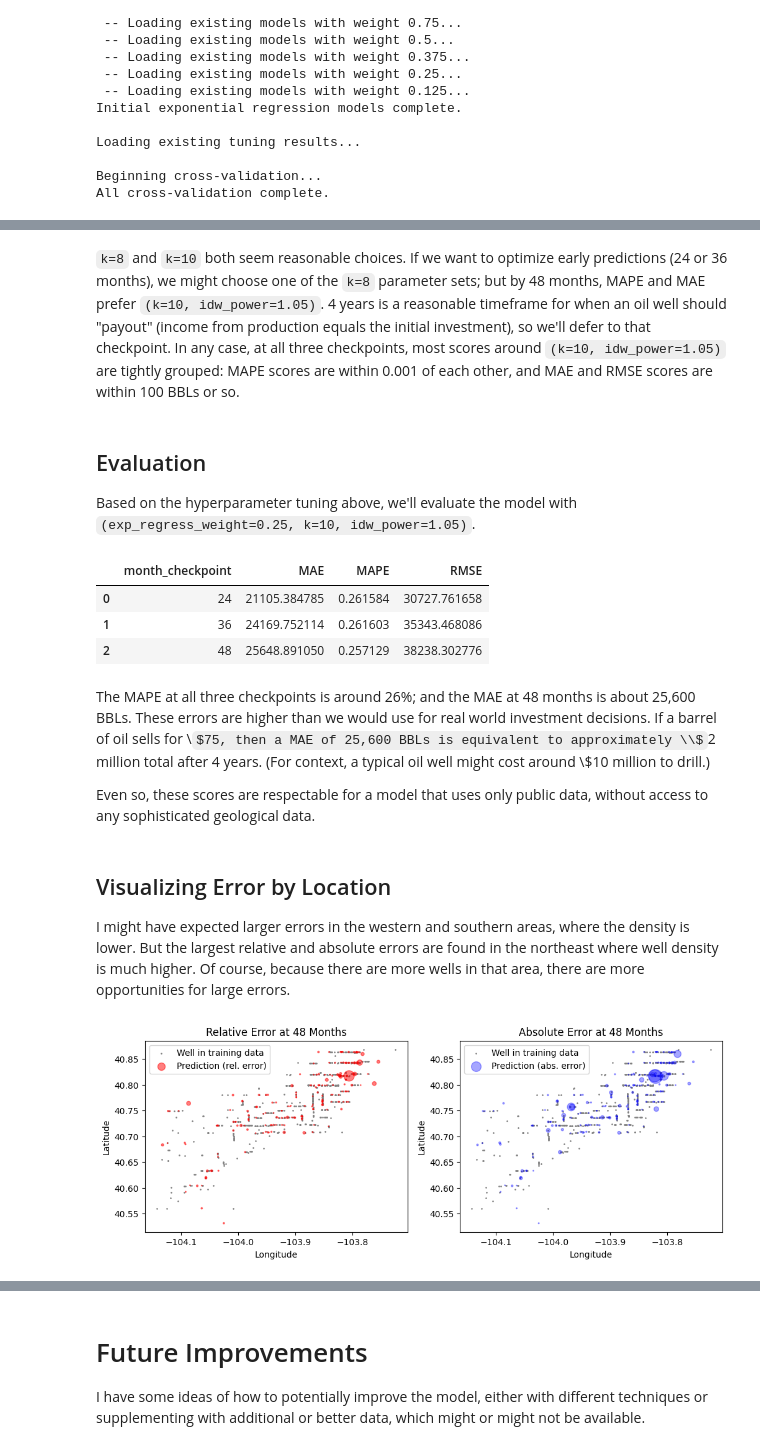
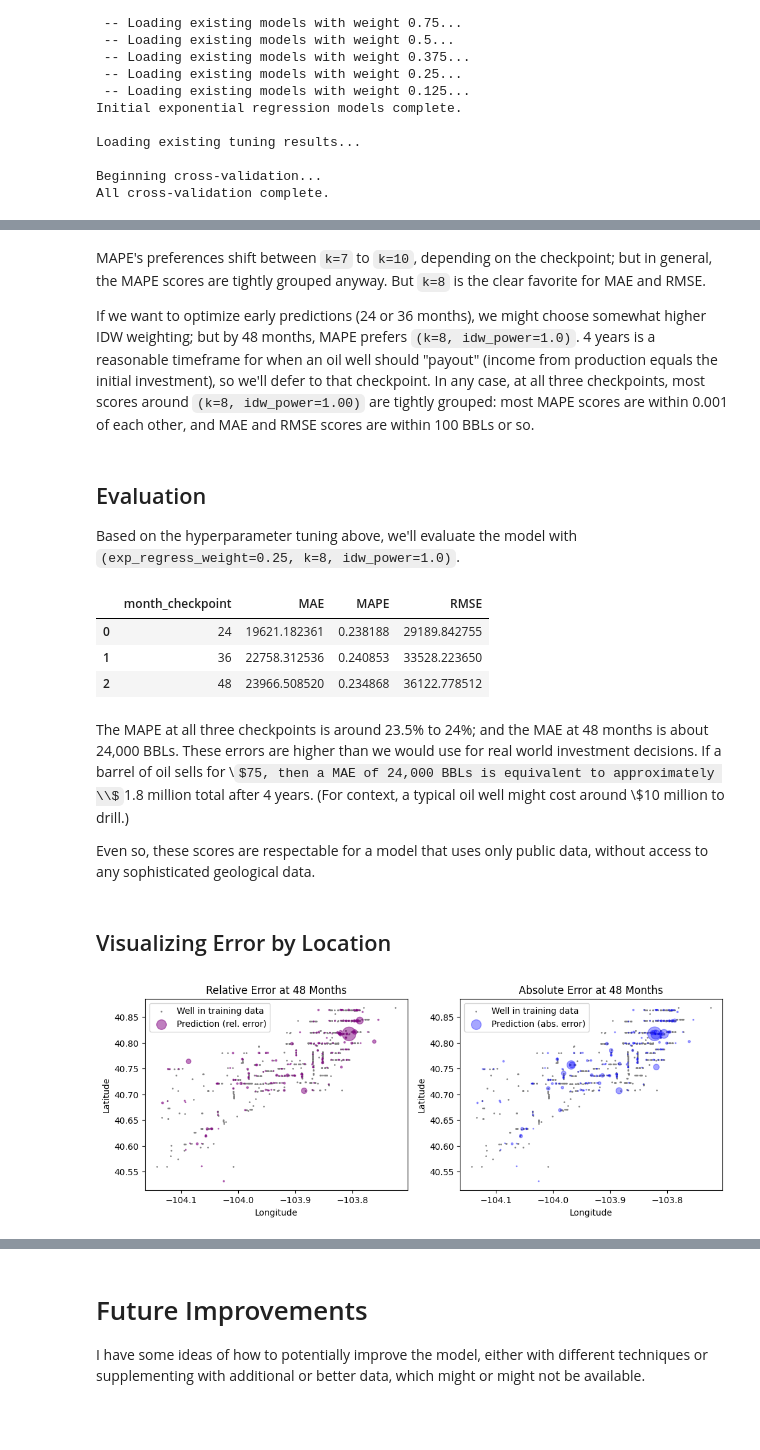
Before and after one commit to JamesPImes/oil_well_predictor, a Jupyter notebook: demo/demo.ipynb, the cells around one changed output, grey strips where cells are left out. Drawn from its saved outputs; the diff is of its cells as text; code cells hidden in the pictures; some formulas as TeX source; blank space fills up the shorter version.

Commit message:
rerun parameter tuning and evaluation with newly improved lateral length data

```diff
--- a/demo/demo.ipynb
+++ b/demo/demo.ipynb
@@ -353,13 +352,15 @@ demo_utils.metrics_heatmaps(
 # %% [markdown]
-`k=8` and `k=10` both seem reasonable choices. If we want to optimize early predictions (24 or 36 months), we might choose one of the `k=8` parameter sets; but by 48 months, MAPE and MAE prefer `(k=10, idw_power=1.05)`. 4 years is a reasonable timeframe for when an oil well should "payout" (income from production equals the initial investment), so we'll defer to that checkpoint. In any case, at all three checkpoints, most scores around `(k=10, idw_power=1.05)` are tightly grouped: MAPE scores are within 0.001 of each other, and MAE and RMSE scores are within 100 BBLs or so.
+MAPE's preferences shift between `k=7` to `k=10`, depending on the checkpoint; but in general, the MAPE scores are tightly grouped anyway. But `k=8` is the clear favorite for MAE and RMSE.
+
+If we want to optimize early predictions (24 or 36 months), we might choose somewhat higher IDW weighting; but by 48 months, MAPE prefers `(k=8, idw_power=1.0)`. 4 years is a reasonable timeframe for when an oil well should "payout" (income from production equals the initial investment), so we'll defer to that checkpoint. In any case, at all three checkpoints, most scores around `(k=8, idw_power=1.00)` are tightly grouped: most MAPE scores are within 0.001 of each other, and MAE and RMSE scores are within 100 BBLs or so.
 # %% [markdown]
 ## Evaluation
 
-Based on the hyperparameter tuning above, we'll evaluate the model with `(exp_regress_weight=0.25, k=10, idw_power=1.05)`.
+Based on the hyperparameter tuning above, we'll evaluate the model with `(exp_regress_weight=0.25, k=8, idw_power=1.0)`.
 # %%
 selected_exp_reg_weight_power = 0.25
-selected_knn_k = 10
-selected_idw_power = 1.05
+selected_knn_k = 8
+selected_idw_power = 1.0
 month_checkpoints = [24, 36, 48]
 
 predictions = evaluate.run_predictions_at_checkpoints(
@@ -373,24 +374,22 @@ predictions = evaluate.run_predictions_at_checkpoints(
     month_checkpoints=month_checkpoints,
 )
 # %%
-scores = evaluate.evaluate(predictions, metrics=metrics, month_checkpoints=month_checkpoints)
+scores = evaluate.evaluate(predictions, month_checkpoints, metrics)
 scores
 # %% [output]
 |  | month_checkpoint | MAE | MAPE | RMSE |
-| 0 | 24 | 21105.384785 | 0.261584 | 30727.761658 |
-| 1 | 36 | 24169.752114 | 0.261603 | 35343.468086 |
-| 2 | 48 | 25648.891050 | 0.257129 | 38238.302776 |
+| 0 | 24 | 19621.182361 | 0.238188 | 29189.842755 |
+| 1 | 36 | 22758.312536 | 0.240853 | 33528.223650 |
+| 2 | 48 | 23966.508520 | 0.234868 | 36122.778512 |
 # %% [markdown]
-The MAPE at all three checkpoints is around 26%; and the MAE at 48 months is about 25,600 BBLs. These errors are higher than we would use for real world investment decisions. If a barrel of oil sells for \\$75, then a MAE of 25,600 BBLs is equivalent to approximately \\$2 million total after 4 years. (For context, a typical oil well might cost around \\$10 million to drill.)
+The MAPE at all three checkpoints is around 23.5% to 24%; and the MAE at 48 months is about 24,000 BBLs. These errors are higher than we would use for real world investment decisions. If a barrel of oil sells for \\$75, then a MAE of 24,000 BBLs is equivalent to approximately \\$1.8 million total after 4 years. (For context, a typical oil well might cost around \\$10 million to drill.)
 
 Even so, these scores are respectable for a model that uses only public data, without access to any sophisticated geological data.
 # %% [markdown]
 ## Visualizing Error by Location
-
-I might have expected larger errors in the western and southern areas, where the density is lower. But the largest relative and absolute errors are found in the northeast where well density is much higher. Of course, because there are more wells in that area, there are more opportunities for large errors.
 # %%
-fig, axs = demo_utils.plot_errors(usable_wells, predictions, 48)
+fig, axs = demo_utils.plot_errors(usable_wells, predictions, 48, rel_pow=4.5, train_color='gray', rel_color='purple')
 # %% [output]
-[figure, old version]
+[figure, new version]
 # %% [markdown]
 *Note that magnitude of dots isn't really "apples to apples" between the relative error and absolute error plots.*
```
Also changed, not shown: parts of 9 cells of this notebook, 10 other files.
